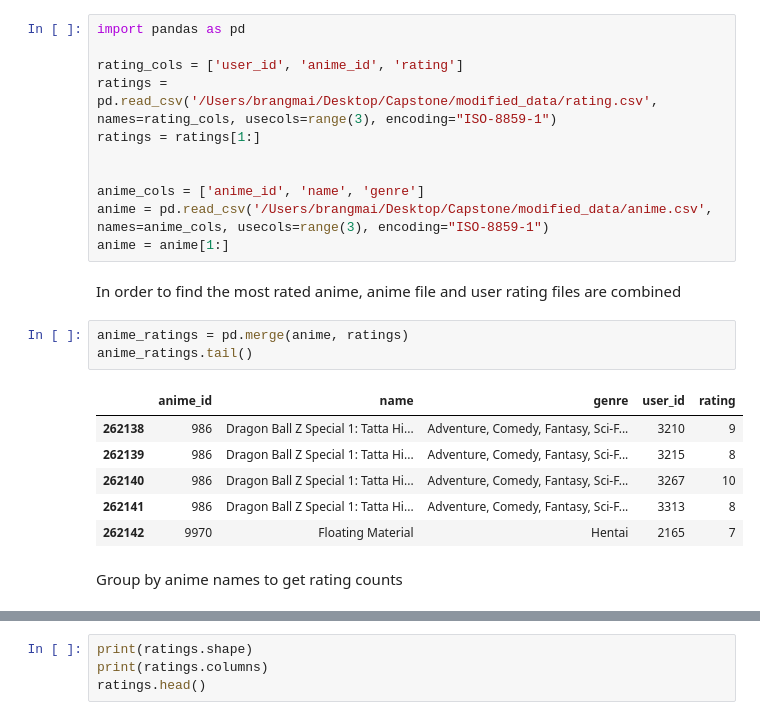
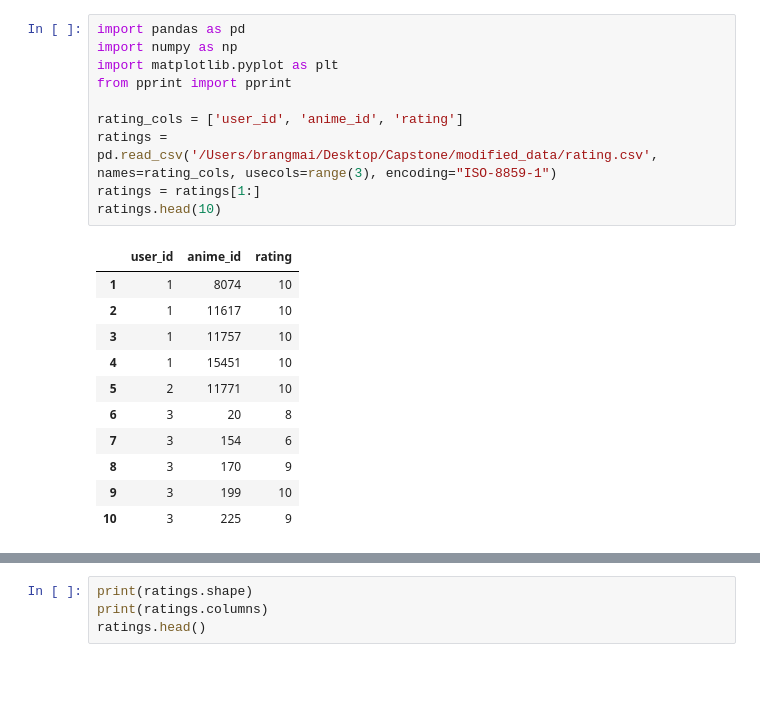
Before and after one commit to Capstone-Project-group/Recommender-System, a Jupyter notebook: Data-Prep.ipynb, the cells around one changed output, grey strips where cells are left out. Saved outputs shown, nothing was run; the diff lists cells and outputs as text; blank space fills up the shorter version.

```diff
--- a/Data-Prep.ipynb
+++ b/Data-Prep.ipynb
@@ -1,25 +1,22 @@
 # %%
 import pandas as pd
+import numpy as np
+import matplotlib.pyplot as plt
+from pprint import pprint
 
 rating_cols = ['user_id', 'anime_id', 'rating']
 ratings = pd.read_csv('/Users/brangmai/Desktop/Capstone/modified_data/rating.csv', names=rating_cols, usecols=range(3), encoding="ISO-8859-1")
 ratings = ratings[1:]
-
-
-anime_cols = ['anime_id', 'name', 'genre']
-anime = pd.read_csv('/Users/brangmai/Desktop/Capstone/modified_data/anime.csv', names=anime_cols, usecols=range(3), encoding="ISO-8859-1")
-anime = anime[1:]
+ratings.head(10)
+# %% [output]
+|  | user_id | anime_id | rating |
+| 1 | 1 | 8074 | 10 |
+| 2 | 1 | 11617 | 10 |
+| 3 | 1 | 11757 | 10 |
+| 4 | 1 | 15451 | 10 |
+| 5 | 2 | 11771 | 10 |
+| 6 | 3 | 20 | 8 |
+| 7 | 3 | 154 | 6 |
+| 8 | 3 | 170 | 9 |
+| 9 | 3 | 199 | 10 |
+| 10 | 3 | 225 | 9 |
-# %% [markdown]
-In order to find the most rated anime, anime file and user rating files are combined
-# %%
-anime_ratings = pd.merge(anime, ratings)
-anime_ratings.tail()
-# %% [output]
-|  | anime_id | name | genre | user_id | rating |
-| 262138 | 986 | Dragon Ball Z Special 1: Tatta Hi... | Adventure, Comedy, Fantasy, Sci-F... | 3210 | 9 |
-| 262139 | 986 | Dragon Ball Z Special 1: Tatta Hi... | Adventure, Comedy, Fantasy, Sci-F... | 3215 | 8 |
-| 262140 | 986 | Dragon Ball Z Special 1: Tatta Hi... | Adventure, Comedy, Fantasy, Sci-F... | 3267 | 10 |
-| 262141 | 986 | Dragon Ball Z Special 1: Tatta Hi... | Adventure, Comedy, Fantasy, Sci-F... | 3313 | 8 |
-| 262142 | 9970 | Floating Material | Hentai | 2165 | 7 |
-# %% [markdown]
-Group by anime names to get rating counts
```
Also changed, not shown: parts of 18 cells of this notebook, 2 other files.
